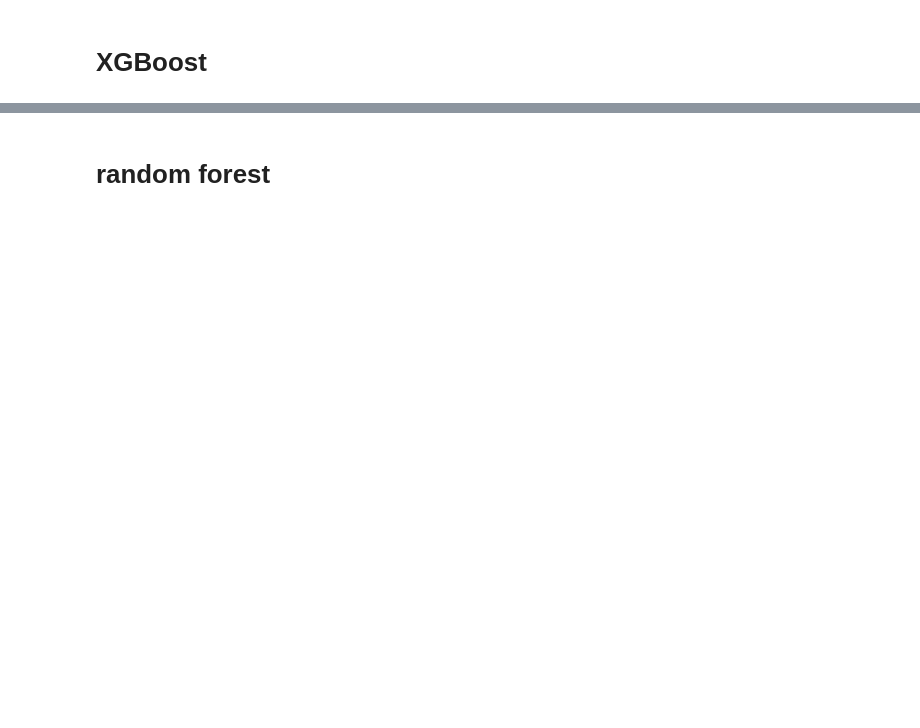
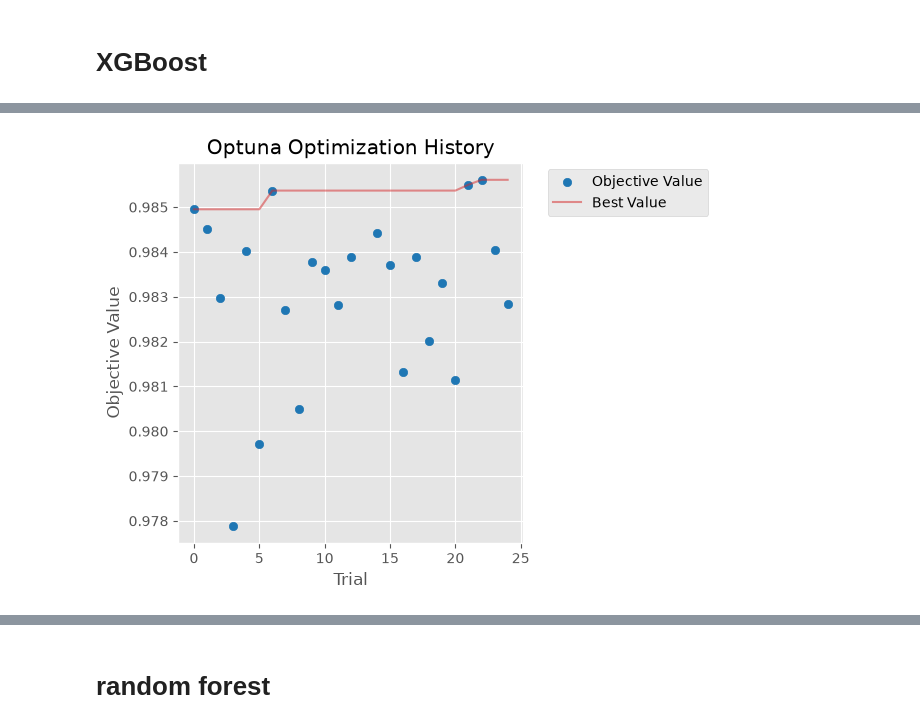
Before and after one commit to MonoJello/fraud-detection, a Jupyter notebook: code/02 models.ipynb, the cells around one changed output, grey strips where cells are left out. Cells and saved outputs as stored; diff of their text form; code cells hidden in the pictures; blank space fills up the shorter version.

```diff
--- a/code/02 models.ipynb
+++ b/code/02 models.ipynb
@@ -4,0 +463,19 @@
+# %%
+study = optuna.create_study(
+    direction="maximize",
+    sampler=optuna.samplers.TPESampler(seed=42),
+    pruner=optuna.pruners.MedianPruner(
+        n_startup_trials=10,
+        n_warmup_steps=2
+    )
+)
+
+study.optimize(
+    objective,
+    n_trials=25,
+    show_progress_bar=True
+)
+
+print("Best AUC:", study.best_value)
+print("Best parameters:")
+print(study.best_params)
@@ -4,0 +505,7 @@
+# %%
+fig = optuna.visualization.matplotlib.plot_optimization_history(study)
+plt.title("Optuna Optimization History")
+plt.tight_layout()
+plt.show()
+# %% [output]
+[figure, added]
```
Also changed, not shown: parts of 28 cells of this notebook, 2 other files.
